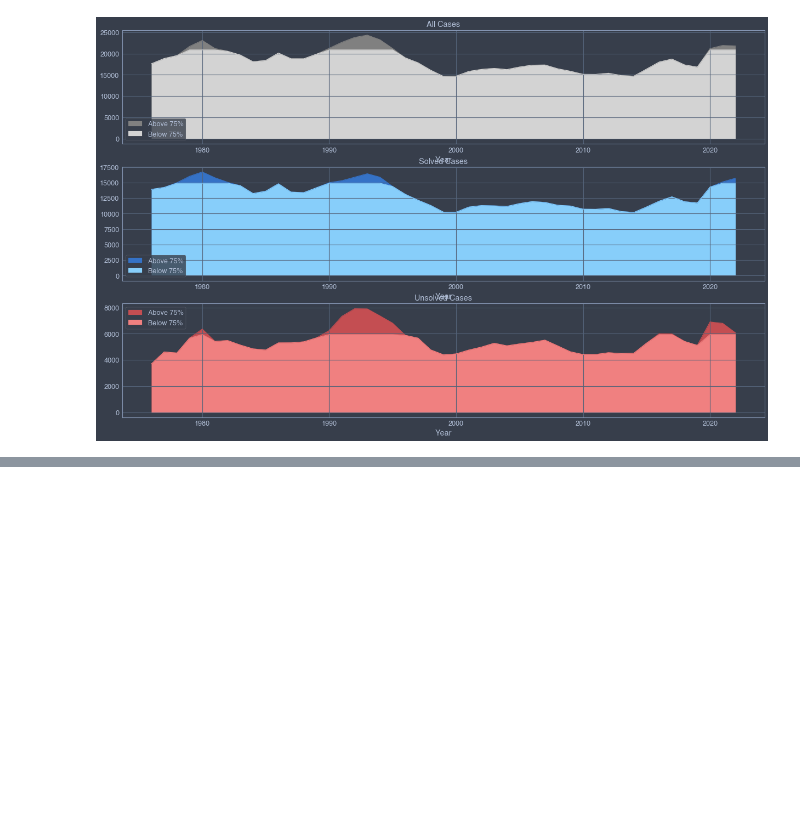
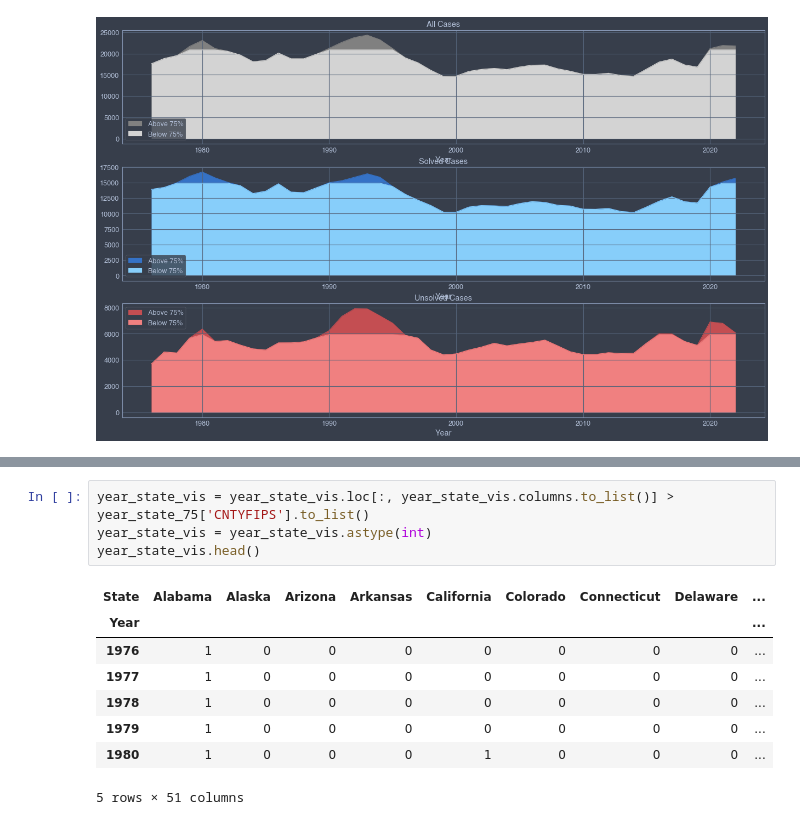
Before and after one commit to fadeeva/weird_projects, a Jupyter notebook: Serial_Killers/Outliers_in_Murder_Accountability_Project.ipynb, the cells around one changed output, grey strips where cells are left out. Saved outputs shown, nothing was run; the diff lists cells and outputs as text; blank space fills up the shorter version.

```diff
--- a/Serial_Killers/Outliers_in_Murder_Accountability_Project.ipynb
+++ b/Serial_Killers/Outliers_in_Murder_Accountability_Project.ipynb
@@ -147,0 +200,13 @@ ax[2].legend()
+# %%
+year_state_vis = year_state_vis.loc[:, year_state_vis.columns.to_list()] > year_state_75['CNTYFIPS'].to_list()
+year_state_vis = year_state_vis.astype(int)
+year_state_vis.head()
+# %% [output]
+| State | Alabama | Alaska | Arizona | Arkansas | California | Colorado | Connecticut | Delaware | ... |
+| Year |  |  |  |  |  |  |  |  | ... |
+| 1976 | 1 | 0 | 0 | 0 | 0 | 0 | 0 | 0 | ... |
+| 1977 | 1 | 0 | 0 | 0 | 0 | 0 | 0 | 0 | ... |
+| 1978 | 1 | 0 | 0 | 0 | 0 | 0 | 0 | 0 | ... |
+| 1979 | 1 | 0 | 0 | 0 | 0 | 0 | 0 | 0 | ... |
+| 1980 | 1 | 0 | 0 | 0 | 1 | 0 | 0 | 0 | ... |
+5 rows × 51 columns
```
Also changed, not shown: parts of 7 cells of this notebook.
